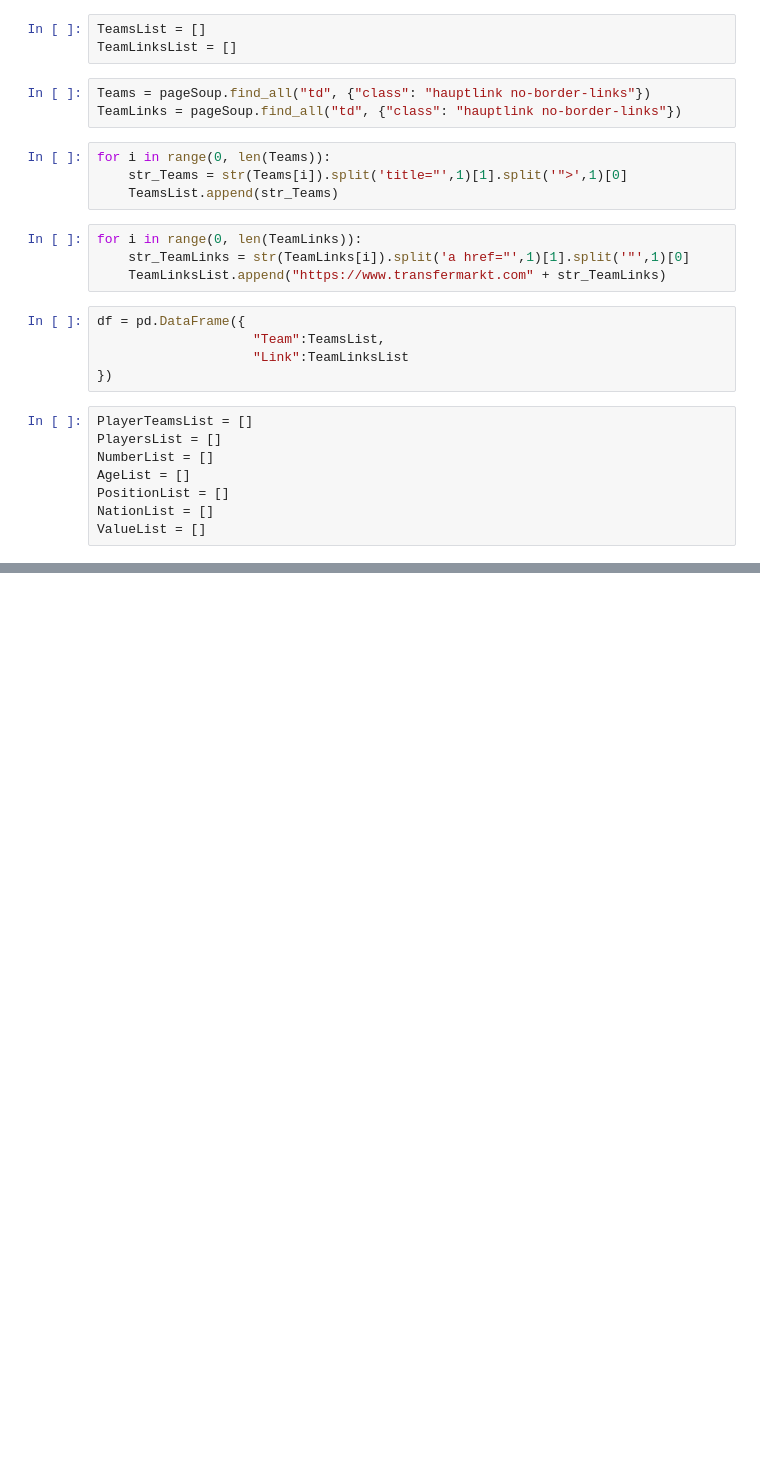
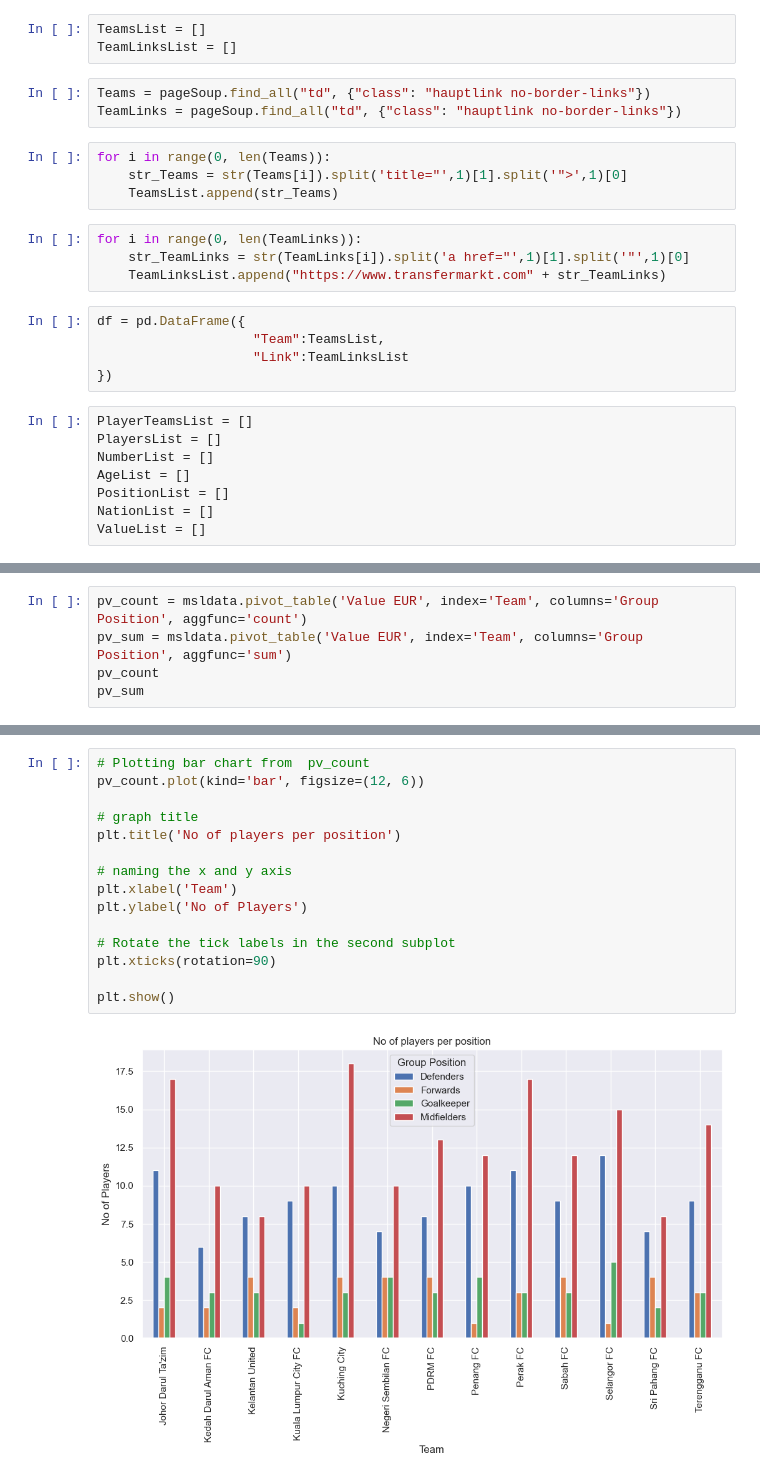
Before and after one commit to IzzatZanail/MalaysiaSuperLeague_TransfermrktDataScraping, a Jupyter notebook: MalaysiaSuperLeague_TeamSquadAnalysis.ipynb, the cells around one changed output, grey strips where cells are left out. Cells and saved outputs as stored; diff of their text form; blank space fills up the shorter version.

```diff
--- a/MalaysiaSuperLeague_TeamSquadAnalysis.ipynb
+++ b/MalaysiaSuperLeague_TeamSquadAnalysis.ipynb
@@ -266,0 +236,5 @@ plt.show()
+# %%
+pv_count = msldata.pivot_table('Value EUR', index='Team', columns='Group Position', aggfunc='count')
+pv_sum = msldata.pivot_table('Value EUR', index='Team', columns='Group Position', aggfunc='sum')
+pv_count
+pv_sum
@@ -266,0 +257,17 @@ plt.show()
+# %%
+# Plotting bar chart from  pv_count
+pv_count.plot(kind='bar', figsize=(12, 6))
+
+# graph title
+plt.title('No of players per position')
+
+# naming the x and y axis
+plt.xlabel('Team')
+plt.ylabel('No of Players')
+
+# Rotate the tick labels in the second subplot
+plt.xticks(rotation=90)
+
+plt.show()
+# %% [output]
+[figure, added]
```
Also changed, not shown: parts of 18 cells of this notebook, 3 other files.
